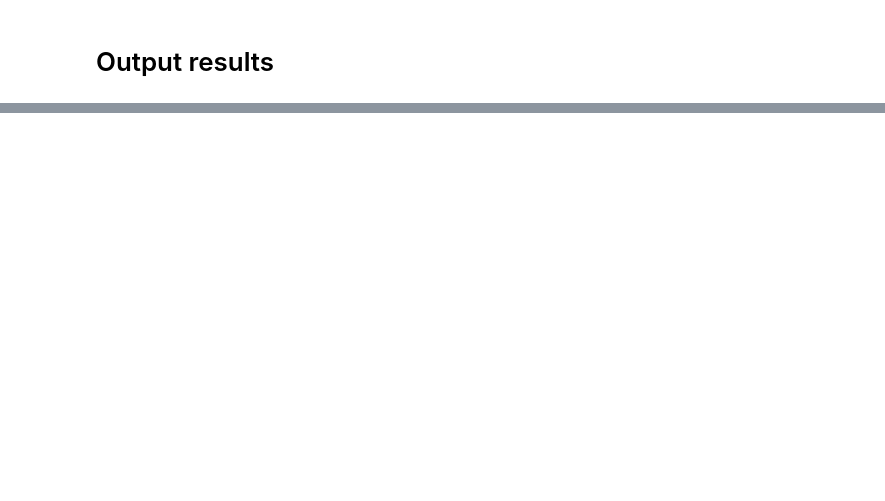
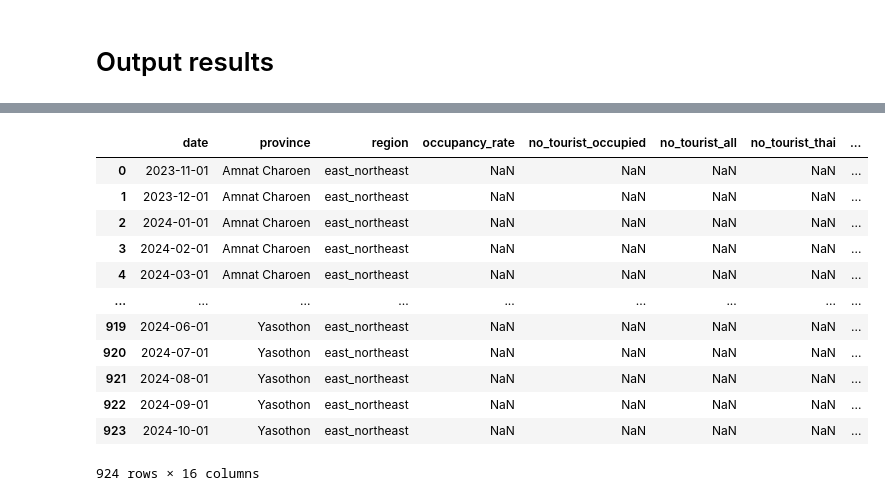
Before and after one commit to qducnguyen/business-analytics-project, a Jupyter notebook: notebooks/4_forecasting.ipynb, the cells around one changed output, grey strips where cells are left out. Cells and saved outputs as stored; diff of their text form; code cells hidden in the pictures; blank space fills up the shorter version.

```diff
--- a/notebooks/4_forecasting.ipynb
+++ b/notebooks/4_forecasting.ipynb
@@ -142,0 +430,5 @@ df_result
+# %%
+df_result = pd.DataFrame(result, columns=["date", "province", "region", "revenue_all_forecast", "revenue_all_forecast_lower",
+                                          "revenue_all_forecast_upper", "revenue_all_forecast_change_ratio"])
+df_result["model"] = "Prophet"
+df_result
@@ -142,0 +449,3 @@ df_result
+# %%
+df_variables = pd.concat([df_variables, df_result_variable])
+df = pd.concat([df, df_result])
@@ -165,2 +486,3 @@ df_variables = pd.concat([data_cleaned_variable_df, df_result])
 # %%
 df_variables["date"] = pd.to_datetime(df_variables["date"])
+df["date"] = pd.to_datetime(df["date"])
@@ -214,3 +507,0 @@ data_temp
-# %%
-df_dictionary = pd.DataFrame(data_temp)
-df = pd.concat([data_tourism,  df_dictionary])
@@ -234,2 +508,18 @@ df
 # %%
 df.to_csv(DATA_OUTPUT_PATH, index=False)
+# %%
+df[df["model"] == "SARIMAX"]
+# %% [output]
+|  | date | province | region | occupancy_rate | no_tourist_occupied | no_tourist_all | no_tourist_thai | ... |
+| 0 | 2023-11-01 | Amnat Charoen | east_northeast | NaN | NaN | NaN | NaN | ... |
+| 1 | 2023-12-01 | Amnat Charoen | east_northeast | NaN | NaN | NaN | NaN | ... |
+| 2 | 2024-01-01 | Amnat Charoen | east_northeast | NaN | NaN | NaN | NaN | ... |
+| 3 | 2024-02-01 | Amnat Charoen | east_northeast | NaN | NaN | NaN | NaN | ... |
+| 4 | 2024-03-01 | Amnat Charoen | east_northeast | NaN | NaN | NaN | NaN | ... |
+| ... | ... | ... | ... | ... | ... | ... | ... | ... |
+| 919 | 2024-06-01 | Yasothon | east_northeast | NaN | NaN | NaN | NaN | ... |
+| 920 | 2024-07-01 | Yasothon | east_northeast | NaN | NaN | NaN | NaN | ... |
+| 921 | 2024-08-01 | Yasothon | east_northeast | NaN | NaN | NaN | NaN | ... |
+| 922 | 2024-09-01 | Yasothon | east_northeast | NaN | NaN | NaN | NaN | ... |
+| 923 | 2024-10-01 | Yasothon | east_northeast | NaN | NaN | NaN | NaN | ... |
+924 rows × 16 columns
```
Also changed, not shown: parts of 44 cells of this notebook, 2 other files.
